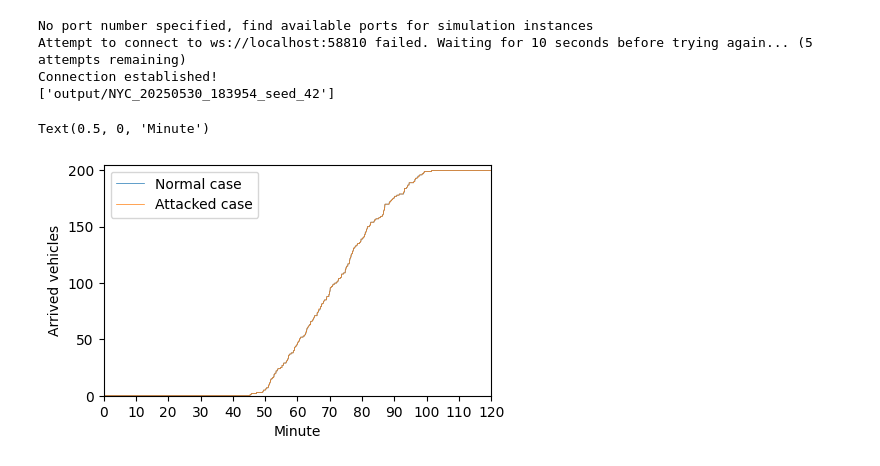
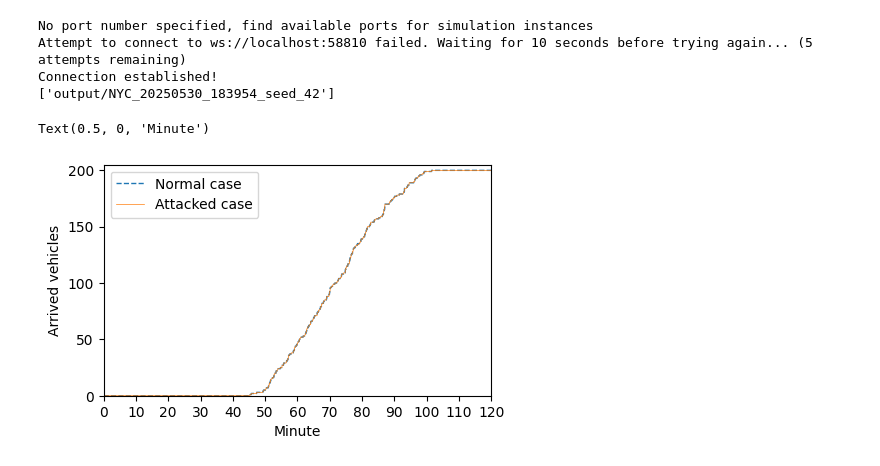
Before and after one commit to umnilab/METS-R_HPC, a Jupyter notebook: security_example.ipynb, the cells around one changed output. Saved outputs shown, nothing was run; the diff lists cells and outputs as text; code cells hidden in the pictures.

```diff
--- a/security_example.ipynb
+++ b/security_example.ipynb
@@ -1236,7 +1236,7 @@ sim_client.generate_trip(list(range(200)), 131, 218)
 for i in range(36000):
       if i % 1500 == 0:
             for target_link in target_links:
-                  weight_manipulation_attack(sim_client, target_link, 100)
+                  weight_manipulation_attack(sim_client, target_link, 1000)
       sim_client.tick(1)
 
       vehicle_states = sim_client.query_vehicle(list(range(200)), True, True)['DATA']
@@ -1279,25 +1279,25 @@ attacked_on_road = [[data['state']==8  for data in attacked_data3[i]] for i in r
 # %%
 # data analysis
 import matplotlib.pyplot as plt
 import numpy as np
 
 fig, axs = plt.subplots(1,1,figsize=(5, 3), sharex=True, sharey=False)
 
-axs.plot(200 - np.sum(normal_on_road, axis = 0), label = "Normal case", lw = 0.5)
+axs.plot(200 - np.sum(normal_on_road, axis = 0), '--', label = "Normal case", lw = 1.0)
 axs.plot(200 - np.sum(attacked_on_road, axis = 0), label = "Attacked case", lw = 0.5)
 
 axs.set_ylabel("Arrived vehicles")
 
 axs.set_xticks(np.arange(0, 36001, 3000))
 
 axs.set_xticklabels(np.arange(0, 121, 10))
 
 plt.legend()
 
 plt.xlim([0, 36000])
 plt.ylim([0, 205])
 
 axs.set_xlabel("Minute")
 # %% [output]
 Text(0.5, 0, 'Minute')
-[figure, old version]
+[figure, new version]
```
Also changed, not shown: parts of 1 cell of this notebook, 6 other files.
